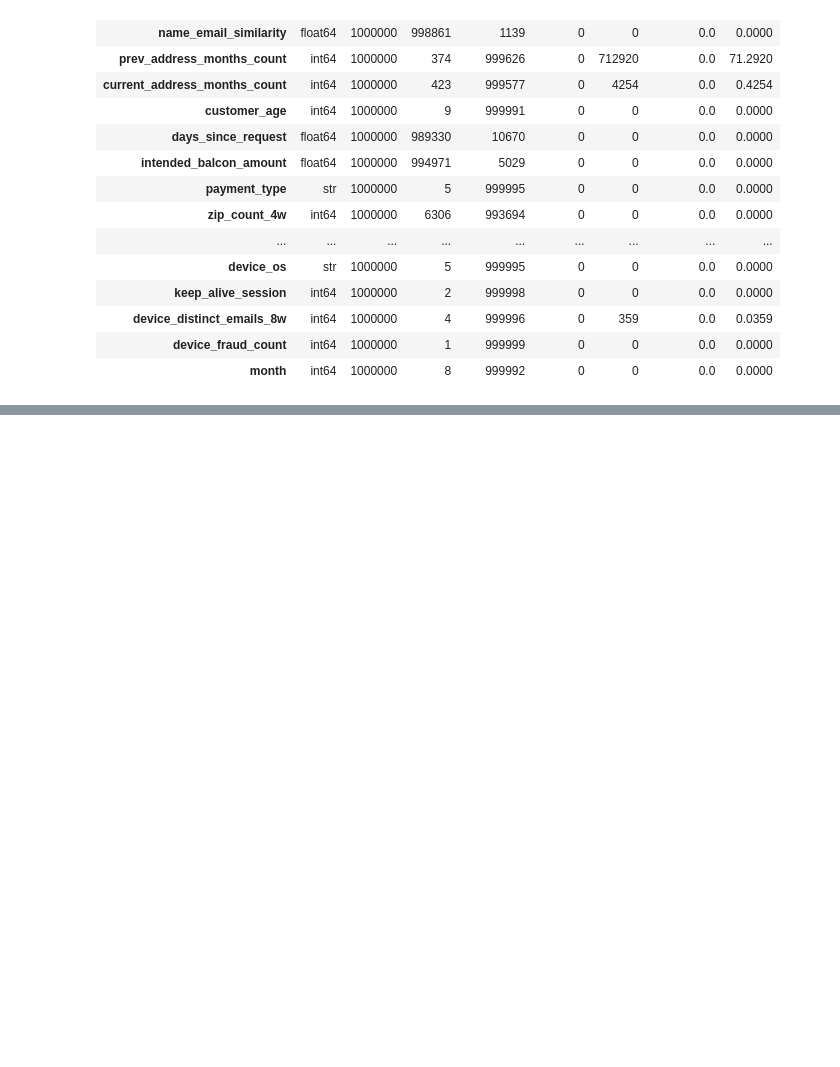
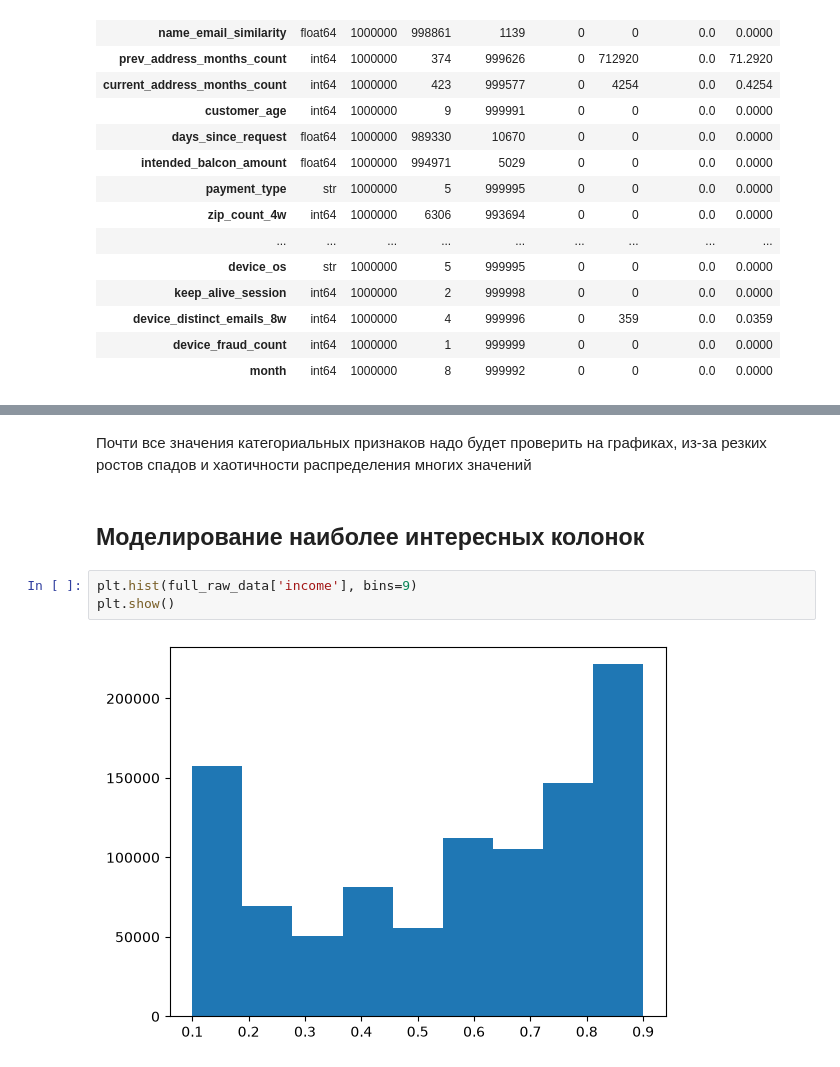
Before and after one commit to Quedbox/fraud-risk-engine, a Jupyter notebook: notebooks/first_hand_analysis.ipynb, the cells around one changed output, grey strips where cells are left out. Cells and saved outputs as stored; diff of their text form; blank space fills up the shorter version.

```diff
--- a/notebooks/first_hand_analysis.ipynb
+++ b/notebooks/first_hand_analysis.ipynb
@@ -213,0 +357,9 @@ data_audit
+# %% [markdown]
+Почти все значения категориальных признаков надо будет проверить на графиках, из-за резких ростов спадов и хаотичности распределения многих значений
+# %% [markdown]
+## Моделирование наиболее интересных колонок
+# %%
+plt.hist(full_raw_data['income'], bins=9)
+plt.show()
+# %% [output]
+[figure, added]
```
Also changed, not shown: parts of 22 cells of this notebook, 9 other files.
